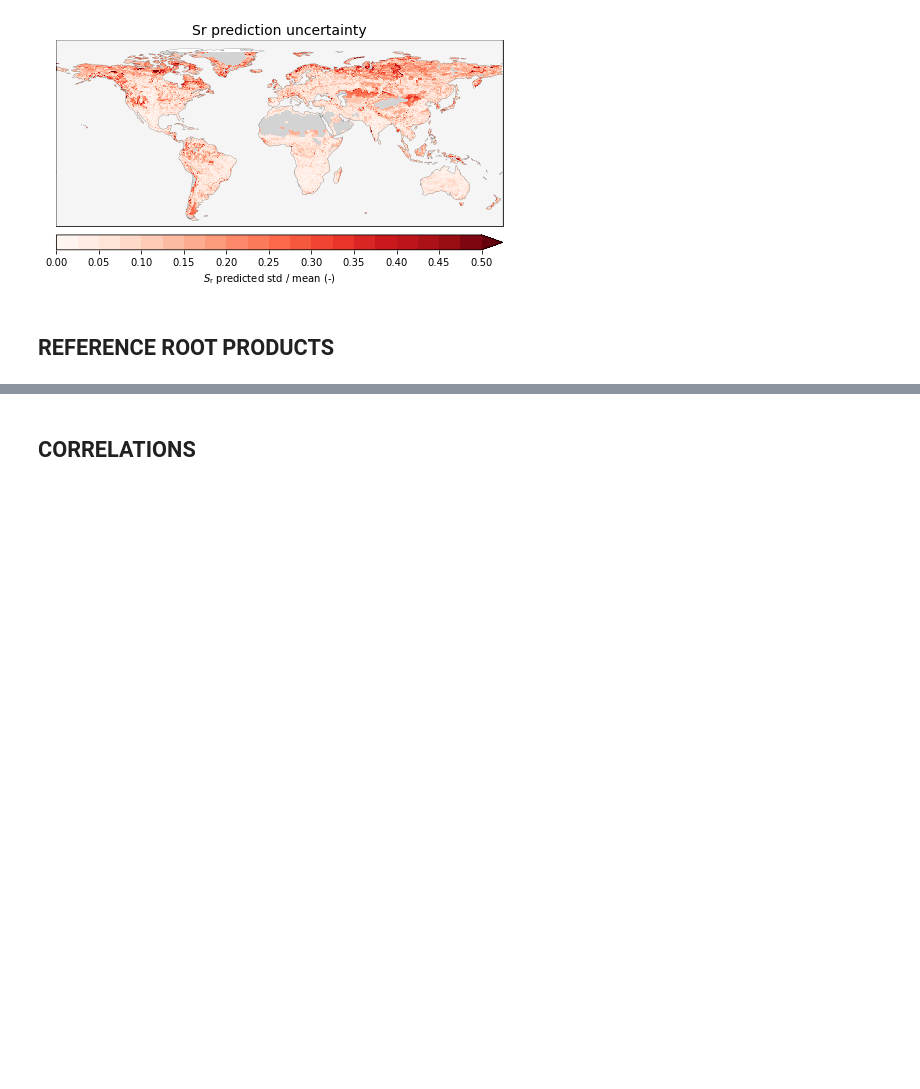
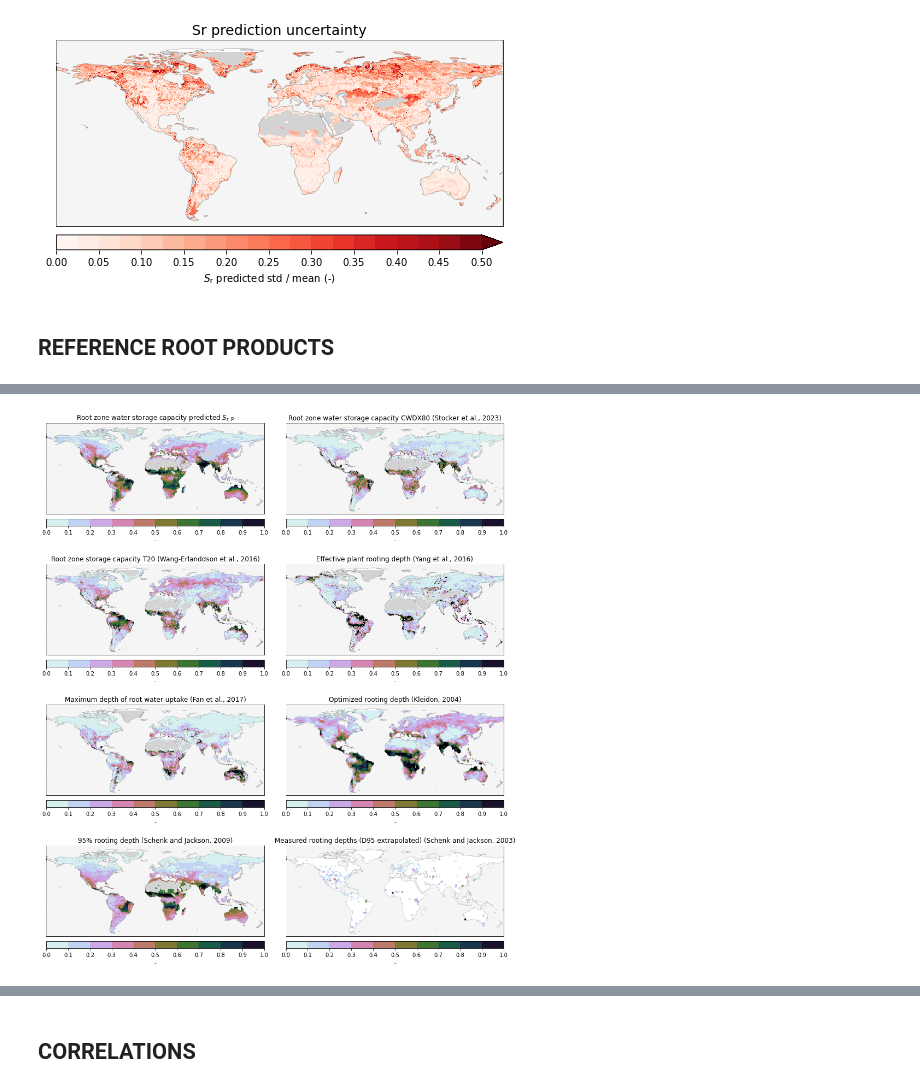
Before and after one commit to fvanoorschot/global_sr_module, a Jupyter notebook: global_sr_comparison.ipynb, the cells around one changed output, grey strips where cells are left out. Drawn from its saved outputs; the diff is of its cells as text; code cells hidden in the pictures; blank space fills up the shorter version.

```diff
--- a/global_sr_comparison.ipynb
+++ b/global_sr_comparison.ipynb
@@ -1107,0 +1034,91 @@ fig2.savefig(f'{work_dir}/output/gridded_sr/figures/kleidon_ass_rootdepth.jpg',b
+# %%
+# single figure of maps
+fig, ax = plt.subplots(4,2,figsize=(15,30),subplot_kw={'projection': ccrs.PlateCarree()})
+plt.subplots_adjust(hspace=-0.7,wspace=0.1)
+
+for i in range(4):
+    for j in range(2):
+        m,n = i,j
+        ax[m,n].coastlines(linewidth=0.1)
+        ax[m,n].add_feature(cartopy.feature.OCEAN, zorder=100,facecolor='whitesmoke', edgecolor='k',linewidth=0.1)
+        ax[m,n].set_global()
+        ax[m,n].set_xlim(-180,180)
+        ax[m,n].set_ylim(-60,90)
+
+# Sr predicted
+bounds = np.linspace(0,1,11)
+bounds2 = np.linspace(0,1,11)
+norm = mpl.colors.BoundaryNorm(bounds, cmap_sr.N)
+m,n=0,0
+a = p.plot(ax=ax[m,n], cmap=cmap_sr,levels=bounds, add_colorbar=False)
+cbar = plt.colorbar(a, ax=ax[m,n],orientation='horizontal',spacing='proportional',extend='neither', pad=0.01,aspect=30,ticks=bounds2)
+cbar.ax.tick_params(labelsize=10)
+cbar.set_label(label='-',size=10)
+ax[m,n].set_title('Root zone water storage capacity predicted $S_\mathrm{r,P}$',size=12)
+
+# Sr Stocker
+norm = mpl.colors.BoundaryNorm(bounds, cmap_sr.N)
+m,n=0,1
+a = s.plot(ax=ax[m,n], cmap=cmap_sr,levels=bounds, add_colorbar=False)
+cbar = plt.colorbar(a, ax=ax[m,n],orientation='horizontal',spacing='proportional',extend='neither', pad=0.01,aspect=30,ticks=bounds2)
+cbar.ax.tick_params(labelsize=10)
+cbar.set_label(label='-',size=10)
+ax[m,n].set_title(f'Root zone water storage capacity CWDX80 (Stocker et al., 2023)',size=12)
+
+# Sr Lan
+norm = mpl.colors.BoundaryNorm(bounds, cmap_sr.N)
+m,n=1,0
+a = l.plot(ax=ax[m,n], cmap=cmap_sr,levels=bounds, add_colorbar=False)
+cbar = plt.colorbar(a, ax=ax[m,n],orientation='horizontal',spacing='proportional',extend='neither', pad=0.01,aspect=30,ticks=bounds2)
+cbar.ax.tick_params(labelsize=10)
+cbar.set_label(label='-',size=10)
+ax[m,n].set_title('Root zone storage capacity T20 (Wang-Erlanddson et al., 2016)',size=12)
+
+# Yang
+norm = mpl.colors.BoundaryNorm(bounds, cmap_sr.N)
+m,n=1,1
+a = ya.plot(ax=ax[m,n], cmap=cmap_sr,levels=bounds, add_colorbar=False)
+cbar = plt.colorbar(a, ax=ax[m,n],orientation='horizontal',spacing='proportional',extend='neither', pad=0.01,aspect=30,ticks=bounds2)
+cbar.ax.tick_params(labelsize=10)
+cbar.set_label(label='-',size=10)
+ax[m,n].set_title('Effective plant rooting depth (Yang et al., 2016)',size=12)
+
+# Fan
+norm = mpl.colors.BoundaryNorm(bounds, cmap_sr.N)
+m,n=2,0
+a = f.plot(ax=ax[m,n], cmap=cmap_sr,levels=bounds, add_colorbar=False)
+cbar = plt.colorbar(a, ax=ax[m,n],orientation='horizontal',spacing='proportional',extend='neither', pad=0.01,aspect=30,ticks=bounds2)
+cbar.ax.tick_params(labelsize=10)
+cbar.set_label(label='-',size=10)
+ax[m,n].set_title('Maximum depth of root water uptake (Fan et al., 2017)',size=12)
+
+# root depth opt Kleidon
+norm = mpl.colors.BoundaryNorm(bounds, cmap_sr.N)
+m,n=2,1
+a = ko.plot(ax=ax[m,n], cmap=cmap_sr,levels=bounds, add_colorbar=False)
+cbar = plt.colorbar(a,ax=ax[m,n], orientation='horizontal',spacing='proportional',extend='neither', pad=0.01,aspect=30,ticks=bounds2)
+cbar.ax.tick_params(labelsize=10)
+cbar.set_label(label='-', size=10)
+ax[m,n].set_title('Optimized rooting depth (Kleidon, 2004)',size=12)
+
+# Schenk 2009
+norm = mpl.colors.BoundaryNorm(bounds, cmap_sr.N)
+m,n=3,0
+a = sc.plot(ax=ax[m,n], cmap=cmap_sr,levels=bounds, add_colorbar=False)
+cbar = plt.colorbar(a,ax=ax[m,n], orientation='horizontal',spacing='proportional',extend='neither', pad=0.01,aspect=30,ticks=bounds2)
+cbar.ax.tick_params(labelsize=10)
+cbar.set_label(label='-', size=10)
+ax[m,n].set_title('95% rooting depth (Schenk and Jackson, 2009)',size=12)
+
+# Schenk points
+m,n=3,1
+norm = mpl.colors.BoundaryNorm(bounds, cmap_sr.N)
+sp = ax[m,n].scatter(sjj.Longitude,sjj.Latitude,s=12,c=sjj.D95_extrapolated_norm,edgecolors='face',marker='o',linewidths=0.1,cmap=cmap_sr,norm=norm,zorder=102)
+cbar = plt.colorbar(sp, ax=ax[m,n], orientation='horizontal',spacing='proportional',extend='neither', pad=0.01,aspect=30,ticks=bounds2)
+cbar.ax.tick_params(labelsize=10)
+cbar.set_label(label='-', size=10)
+ax[m,n].set_title('Measured rooting depths (D95 extrapolated) (Schenk and Jackson, 2003)',size=12)
+
+fig.savefig(f'{work_dir}/output/gridded_sr/figures/global_sr_all_maps_normalized.jpg',bbox_inches='tight',dpi=600)
+# %% [output]
+[figure, added]
```
Also changed, not shown: parts of 42 cells of this notebook, 3 other files.
